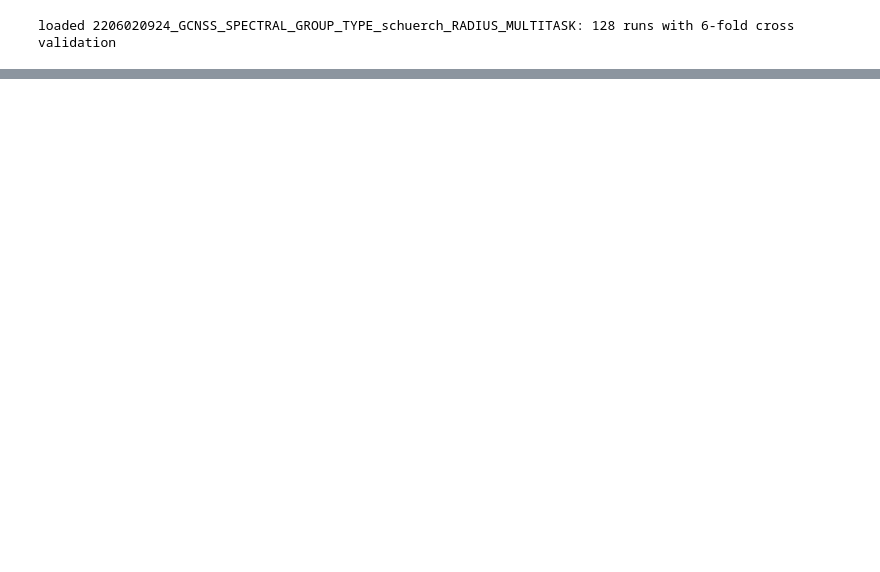
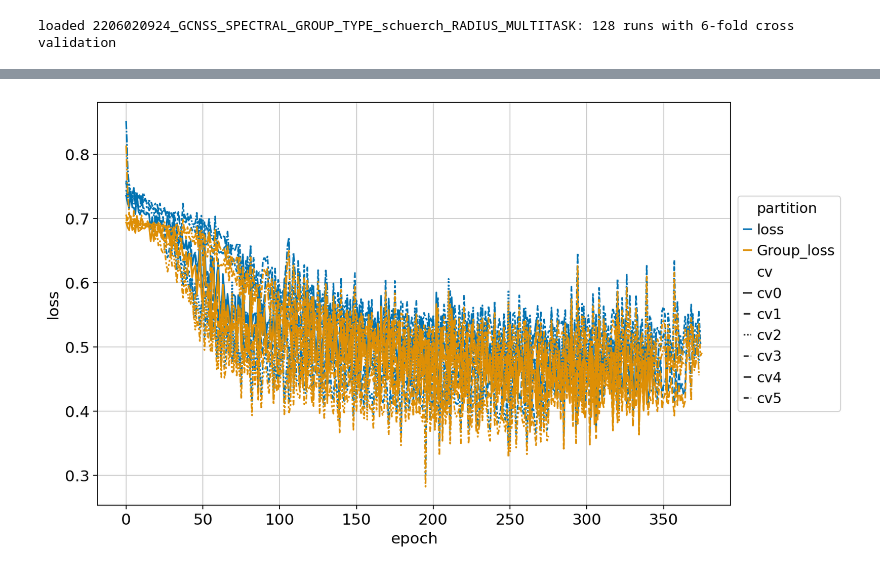
Before and after one commit to theislab/tissue_reproducibility, a Jupyter notebook: notebooks/grid_searches/CODEX/CODEX_cell-types_binary_notebook.ipynb, the cells around one changed output, grey strips where cells are left out. Cells and saved outputs as stored; diff of their text form; code cells hidden in the pictures; blank space fills up the shorter version.

```diff
--- a/notebooks/grid_searches/CODEX/CODEX_cell-types_binary_notebook.ipynb
+++ b/notebooks/grid_searches/CODEX/CODEX_cell-types_binary_notebook.ipynb
@@ -322,0 +328,7 @@ gcnss_spectral_schuerch_Groupadam_lr2_dr1_drp1_l21_de2_wi1_lw1_lt1_bs2_md1_tk1_c
+# %%
+container_gcnss.plot_training_history(
+    plot_metrics=['loss', f'{group_name}_loss'],
+#     save=dir_figures+f"gcnss_analysis_training_history_curve_{feature_space}_suppfig5e",
+)
+# %% [output]
+[figure, added]
```
Also changed, not shown: parts of 39 cells of this notebook, 7 other files.
